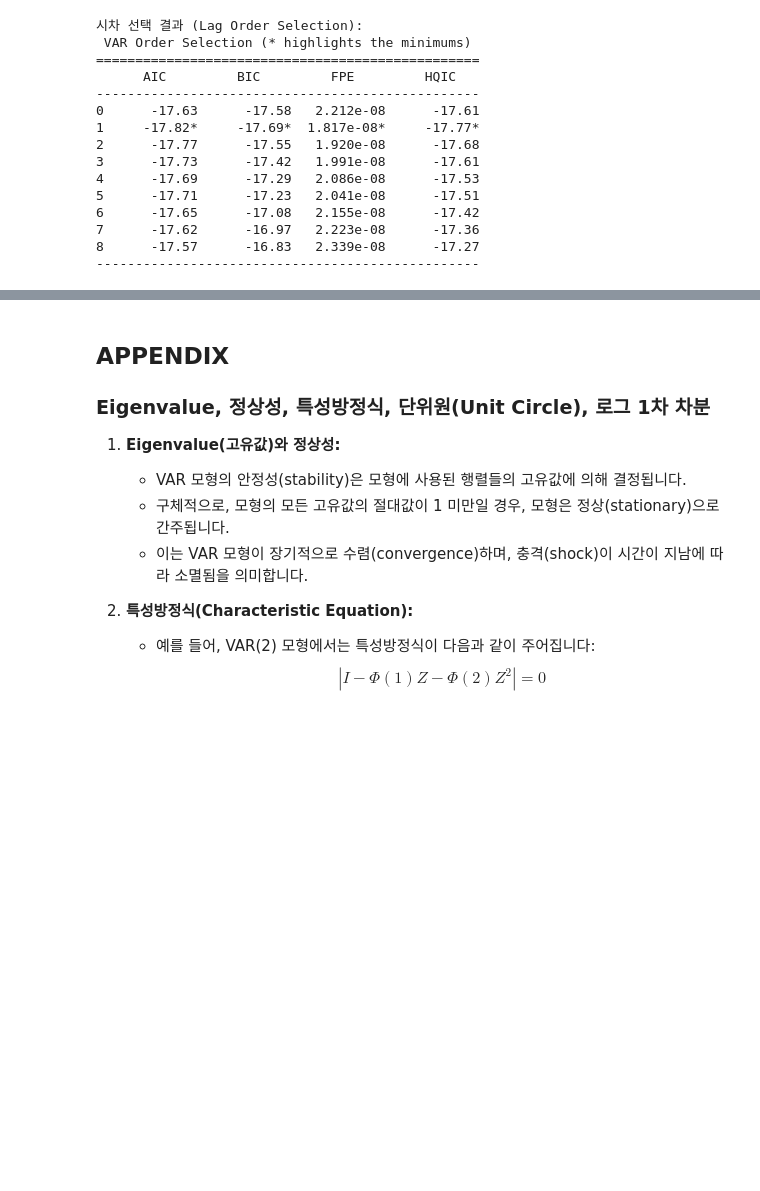
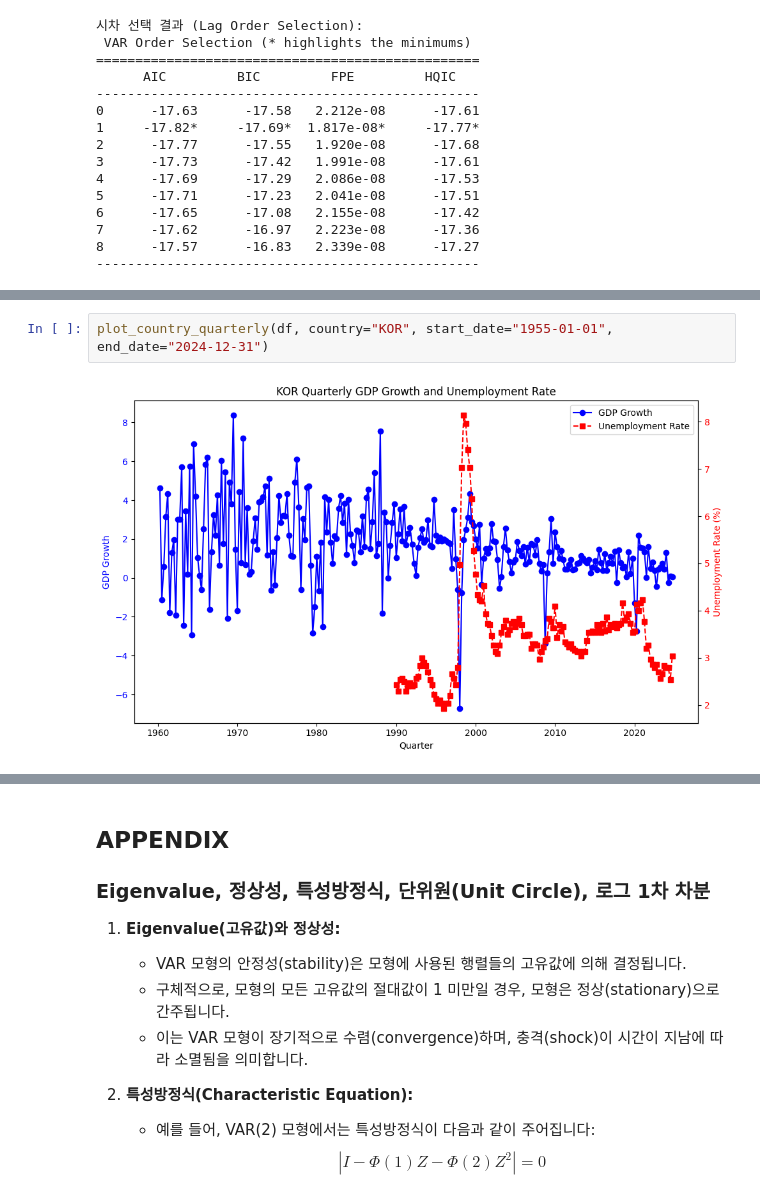
Before and after one commit to minkeymouse/forecasting, a Jupyter notebook: practices/practice4.ipynb, the cells around one changed output, grey strips where cells are left out. Saved outputs shown, nothing was run; the diff lists cells and outputs as text; blank space fills up the shorter version.

```diff
--- a/practices/practice4.ipynb
+++ b/practices/practice4.ipynb
@@ -626,0 +441,4 @@ print(gc_c_to_y.summary())
+# %%
+plot_country_quarterly(df, country="KOR", start_date="1955-01-01", end_date="2024-12-31")
+# %% [output]
+[figure, added]
```
Also changed, not shown: parts of 18 cells of this notebook, 1 other file.
